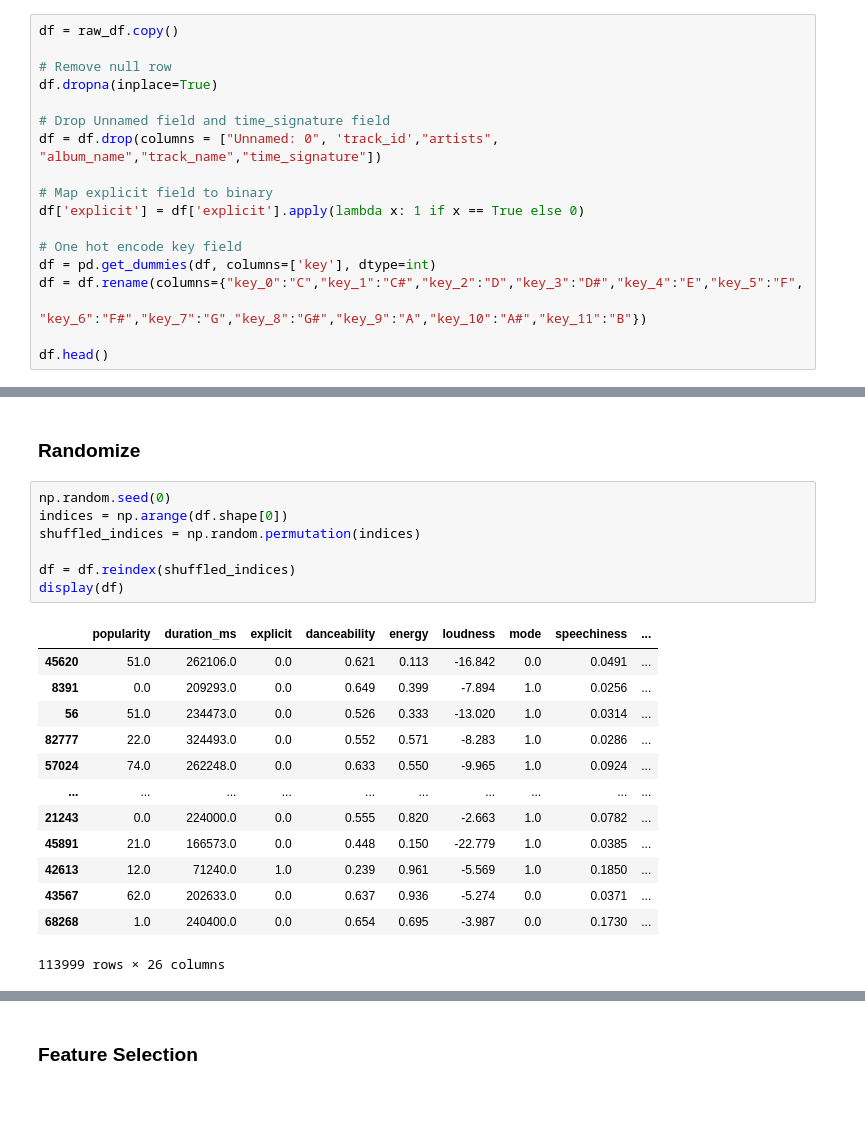
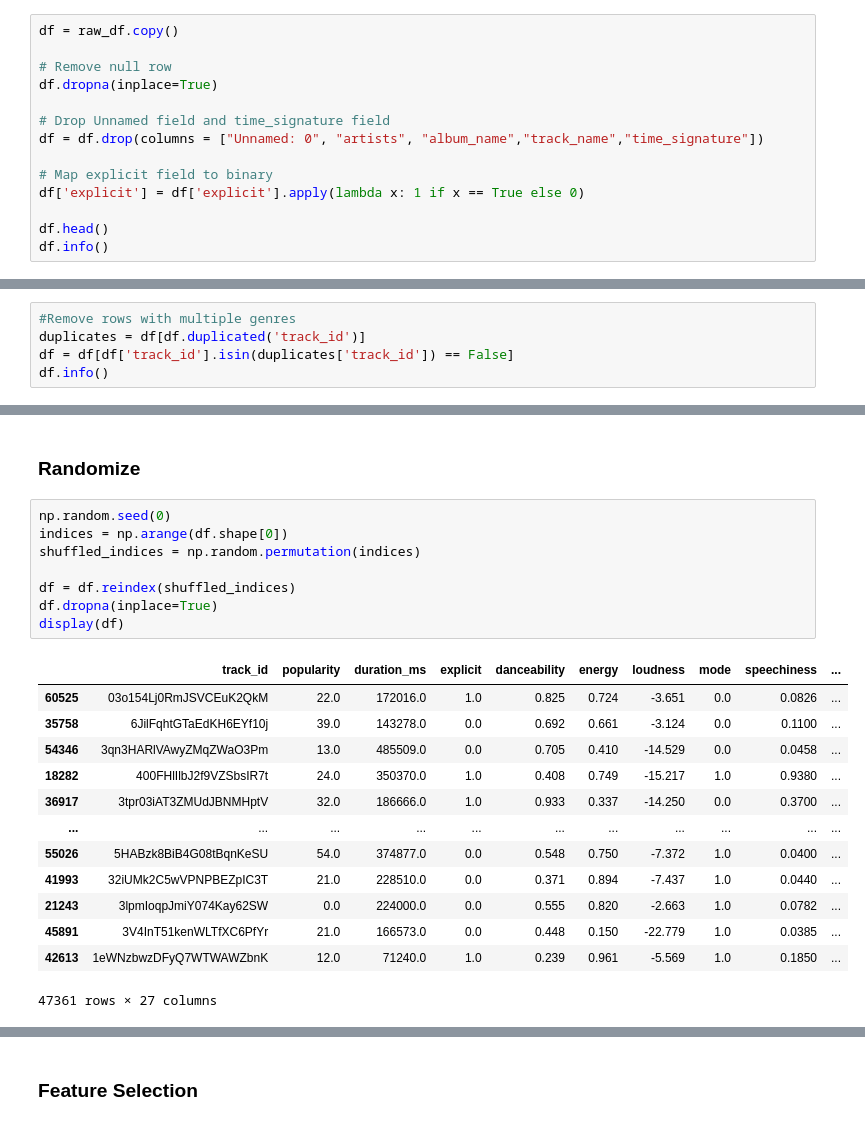
Before and after one commit to ynackash/genre-classification, a Jupyter notebook: Preprocessing.ipynb, the cells around one changed output, grey strips where cells are left out. Drawn from its saved outputs; the diff is of its cells as text.

```diff
--- a/Preprocessing.ipynb
+++ b/Preprocessing.ipynb
@@ -22,15 +16,11 @@ df = raw_df.copy()
 df.dropna(inplace=True)
 
 # Drop Unnamed field and time_signature field
-df = df.drop(columns = ["Unnamed: 0", 'track_id',"artists", "album_name","track_name","time_signature"])
+df = df.drop(columns = ["Unnamed: 0", "artists", "album_name","track_name","time_signature"])
 
 # Map explicit field to binary
 df['explicit'] = df['explicit'].apply(lambda x: 1 if x == True else 0)
 
-# One hot encode key field
-df = pd.get_dummies(df, columns=['key'], dtype=int)
-df = df.rename(columns={"key_0":"C","key_1":"C#","key_2":"D","key_3":"D#","key_4":"E","key_5":"F",
-                        "key_6":"F#","key_7":"G","key_8":"G#","key_9":"A","key_10":"A#","key_11":"B"})
-
 df.head()
+df.info()
 # %% [output]
@@ -43,0 +44,5 @@ df.head()
+# %%
+#Remove rows with multiple genres
+duplicates = df[df.duplicated('track_id')]
+df = df[df['track_id'].isin(duplicates['track_id']) == False]
+df.info()
@@ -46,21 +154,22 @@ df.head()
 # %%
 np.random.seed(0)
 indices = np.arange(df.shape[0])
 shuffled_indices = np.random.permutation(indices)
 
 df = df.reindex(shuffled_indices)
+df.dropna(inplace=True)
 display(df)
 # %% [output]
-|  | popularity | duration_ms | explicit | danceability | energy | loudness | mode | speechiness | ... |
-| 45620 | 51.0 | 262106.0 | 0.0 | 0.621 | 0.113 | -16.842 | 0.0 | 0.0491 | ... |
-| 8391 | 0.0 | 209293.0 | 0.0 | 0.649 | 0.399 | -7.894 | 1.0 | 0.0256 | ... |
-| 56 | 51.0 | 234473.0 | 0.0 | 0.526 | 0.333 | -13.020 | 1.0 | 0.0314 | ... |
-| 82777 | 22.0 | 324493.0 | 0.0 | 0.552 | 0.571 | -8.283 | 1.0 | 0.0286 | ... |
-| 57024 | 74.0 | 262248.0 | 0.0 | 0.633 | 0.550 | -9.965 | 1.0 | 0.0924 | ... |
-| ... | ... | ... | ... | ... | ... | ... | ... | ... | ... |
-| 21243 | 0.0 | 224000.0 | 0.0 | 0.555 | 0.820 | -2.663 | 1.0 | 0.0782 | ... |
-| 45891 | 21.0 | 166573.0 | 0.0 | 0.448 | 0.150 | -22.779 | 1.0 | 0.0385 | ... |
-| 42613 | 12.0 | 71240.0 | 1.0 | 0.239 | 0.961 | -5.569 | 1.0 | 0.1850 | ... |
-| 43567 | 62.0 | 202633.0 | 0.0 | 0.637 | 0.936 | -5.274 | 0.0 | 0.0371 | ... |
-| 68268 | 1.0 | 240400.0 | 0.0 | 0.654 | 0.695 | -3.987 | 0.0 | 0.1730 | ... |
+|  | track_id | popularity | duration_ms | explicit | danceability | energy | loudness | mode | speechiness | ... |
+| 60525 | 03o154Lj0RmJSVCEuK2QkM | 22.0 | 172016.0 | 1.0 | 0.825 | 0.724 | -3.651 | 0.0 | 0.0826 | ... |
+| 35758 | 6JilFqhtGTaEdKH6EYf10j | 39.0 | 143278.0 | 0.0 | 0.692 | 0.661 | -3.124 | 0.0 | 0.1100 | ... |
+| 54346 | 3qn3HARlVAwyZMqZWaO3Pm | 13.0 | 485509.0 | 0.0 | 0.705 | 0.410 | -14.529 | 0.0 | 0.0458 | ... |
+| 18282 | 400FHlIlbJ2f9VZSbsIR7t | 24.0 | 350370.0 | 1.0 | 0.408 | 0.749 | -15.217 | 1.0 | 0.9380 | ... |
+| 36917 | 3tpr03iAT3ZMUdJBNMHptV | 32.0 | 186666.0 | 1.0 | 0.933 | 0.337 | -14.250 | 0.0 | 0.3700 | ... |
+| ... | ... | ... | ... | ... | ... | ... | ... | ... | ... | ... |
+| 55026 | 5HABzk8BiB4G08tBqnKeSU | 54.0 | 374877.0 | 0.0 | 0.548 | 0.750 | -7.372 | 1.0 | 0.0400 | ... |
+| 41993 | 32iUMk2C5wVPNPBEZpIC3T | 21.0 | 228510.0 | 0.0 | 0.371 | 0.894 | -7.437 | 1.0 | 0.0440 | ... |
+| 21243 | 3lpmIoqpJmiY074Kay62SW | 0.0 | 224000.0 | 0.0 | 0.555 | 0.820 | -2.663 | 1.0 | 0.0782 | ... |
+| 45891 | 3V4InT51kenWLTfXC6PfYr | 21.0 | 166573.0 | 0.0 | 0.448 | 0.150 | -22.779 | 1.0 | 0.0385 | ... |
+| 42613 | 1eWNzbwzDFyQ7WTWAWZbnK | 12.0 | 71240.0 | 1.0 | 0.239 | 0.961 | -5.569 | 1.0 | 0.1850 | ... |
-113999 rows × 26 columns
+47361 rows × 27 columns
```
Also changed, not shown: parts of 20 cells of this notebook, 8 other files.
